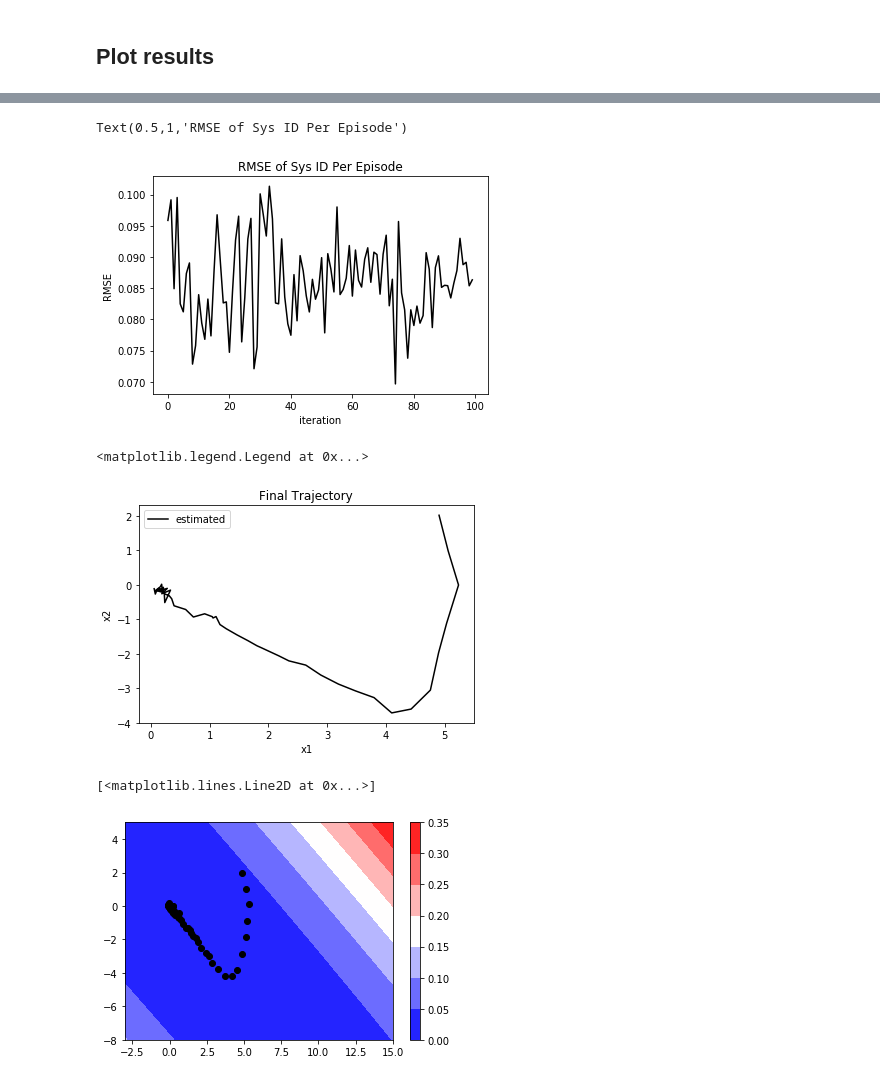
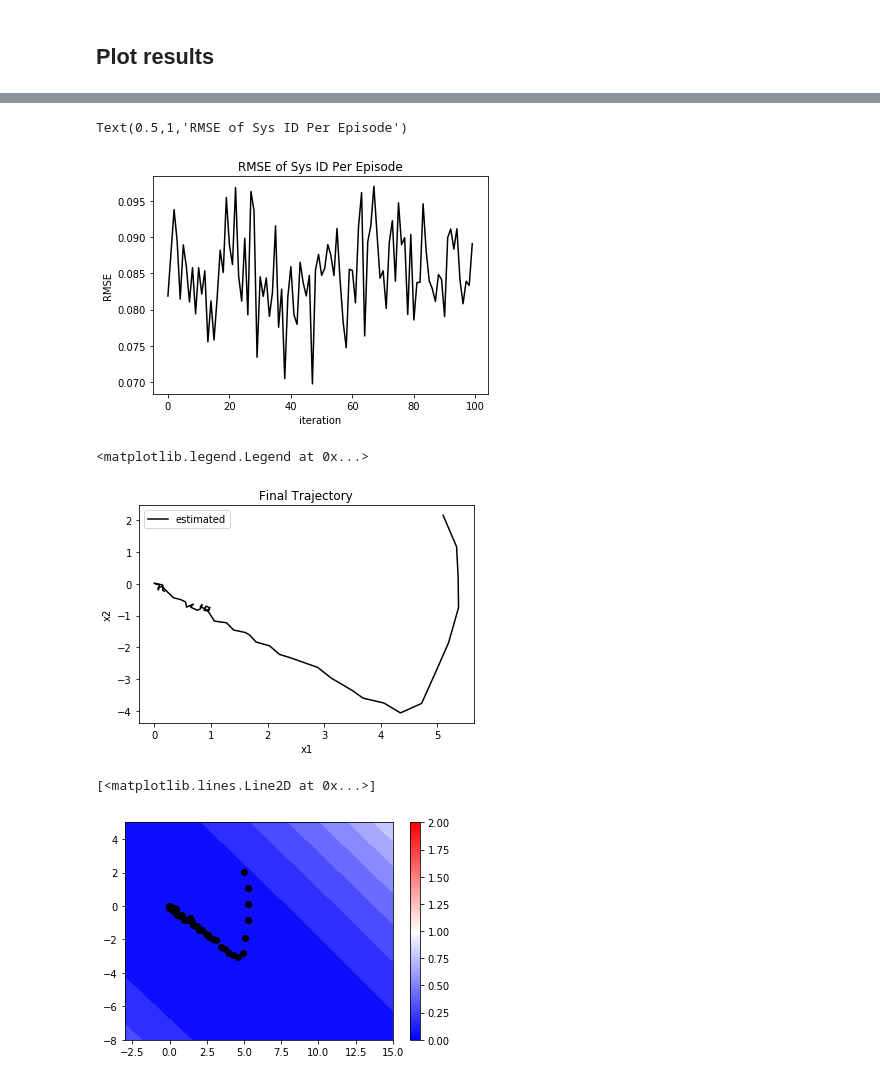
Before and after one commit to GoldeneyeRohan/prediction-uncertainty, a Jupyter notebook: Prediction Uncertainty.ipynb, the cells around one changed output, grey strips where cells are left out. Saved outputs shown, nothing was run; the diff lists cells and outputs as text; code cells hidden in the pictures.

```diff
--- a/Prediction Uncertainty.ipynb
+++ b/Prediction Uncertainty.ipynb
@@ -113,7 +113,7 @@ data[GAIN].append(K)
 ### Run iterative LQG + system ID
 # %%
 for _ in tqdm.tqdm(range(num_iterations)):
-    A_est_new, B_est_new, cov, error = regression(data[TRAJ][-1], data[INPUT_TRAJ][-1], regularization)
+    A_est_new, B_est_new, cov, error = single_traj_regression(data[TRAJ][-1], data[INPUT_TRAJ][-1], regularization)
     A_est = (1 - learning_rate) * A_est + learning_rate * A_est_new
     B_est = (1 - learning_rate) * B_est + learning_rate * B_est_new
 
@@ -162,7 +162,7 @@ plt.ylabel("RMSE")
 plt.title("RMSE of Sys ID Per Episode")
 # %% [output]
 Text(0.5,1,'RMSE of Sys ID Per Episode')
-[figure, old version]
+[figure, new version]
 # %%
 traj = data[TRAJ][-1]
 plt.plot(traj[:,0], traj[:,1], "k")
@@ -172,18 +172,21 @@ plt.title("Final Trajectory")
 plt.legend(("estimated", "true"))
 # %% [output]
 <matplotlib.legend.Legend at 0x...>
-[figure, old version]
+[figure, new version]
 # %%
 traj_id = 99
 X, Y, uncertainties = plot_covariance(data[GAIN][traj_id], data[COV][traj_id], process_noise_sigma, (-3,15), (-8,5))
 fig = plt.figure()
 ax = plt.gca()
-c = ax.contourf(X, Y, uncertainties, cmap="bwr")
-fig.colorbar(c)
+c = ax.contourf(X, Y, uncertainties, cmap="bwr",vmin=0,vmax=1)
+m = plt.cm.ScalarMappable(cmap="bwr")
+m.set_array(uncertainties)
+m.set_clim(0., 2.)
+plt.colorbar(m)
 ax.plot(data[TRAJ][traj_id-1][:,0], data[TRAJ][traj_id-1][:,1],"ok")
 # %% [output]
 [<matplotlib.lines.Line2D at 0x...>]
-[figure, old version]
+[figure, new version]
 # %%
 if create_animation:
     animate_single_trajectories(data, animation_file)
```
Also changed, not shown: parts of 6 cells of this notebook, 3 other files.
